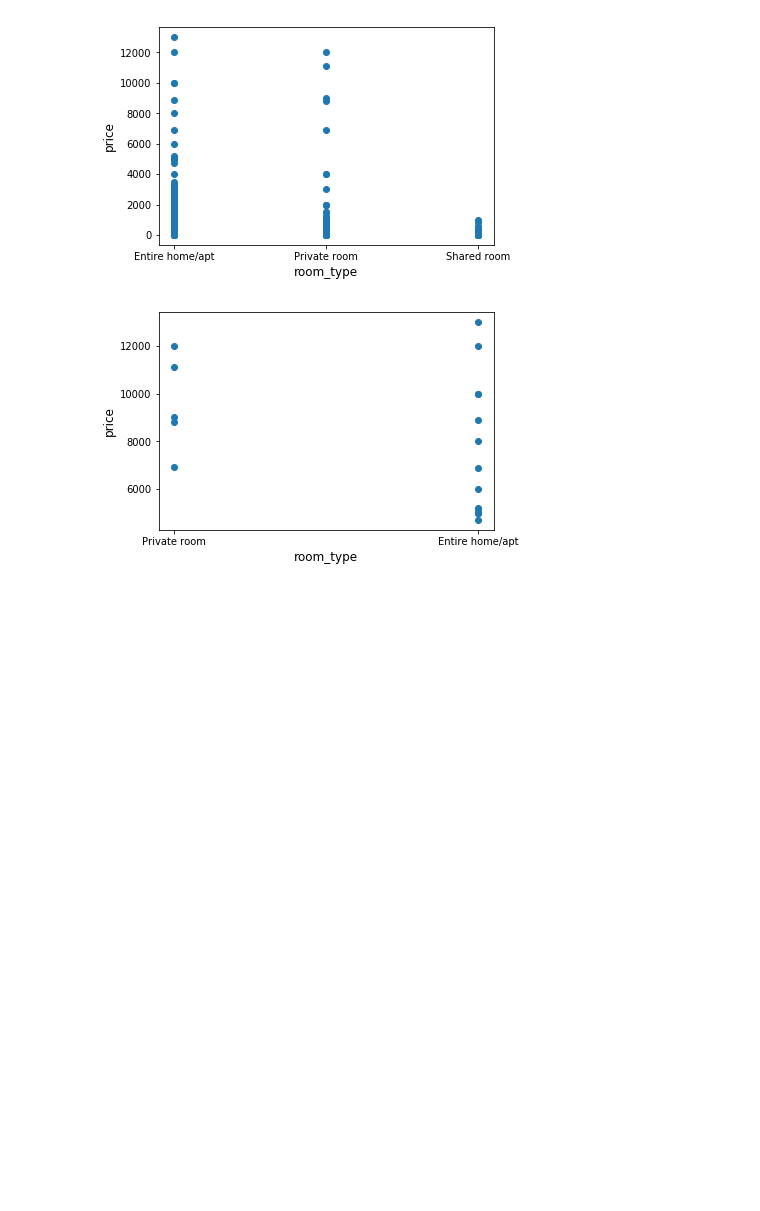
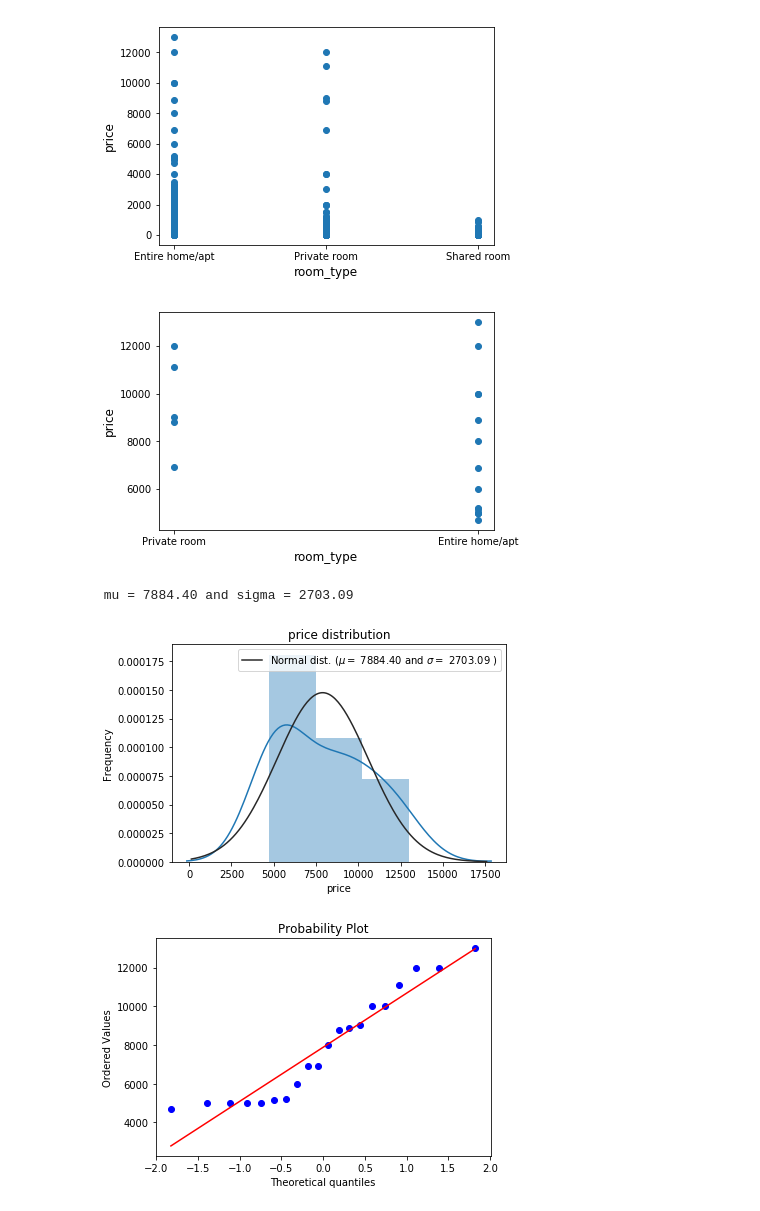
Before and after one commit to Chenjie-UTS/UTS_ML2019-ID12769194, a Jupyter notebook: A2_YanXu_13506199.ipynb, the cells around one changed output. Drawn from its saved outputs; the diff is of its cells as text; code cells hidden in the pictures; blank space fills up the shorter version.

```diff
--- a/A2_YanXu_13506199.ipynb
+++ b/A2_YanXu_13506199.ipynb
@@ -232,3 +232,26 @@ plt.xlabel('room_type', fontsize=12)
 plt.show()
 # %% [output]
 [figure]
+# %%
+from scipy import stats
+from scipy.stats import norm, skew #for some statistics
+sns.distplot(train_data['price'] , fit=norm);
+
+# Get the fitted parameters used by the function
+(mu, sigma) = norm.fit(train_data['price'])
+print( '\n mu = {:.2f} and sigma = {:.2f}\n'.format(mu, sigma))
+
+#Now plot the distribution
+plt.legend(['Normal dist. ($\mu=$ {:.2f} and $\sigma=$ {:.2f} )'.format(mu, sigma)],
+            loc='best')
+plt.ylabel('Frequency')
+plt.title('price distribution')
+
+#Get also the QQ-plot
+fig = plt.figure()
+res = stats.probplot(train_data['price'], plot=plt)
+plt.show()
+# %% [output]
+ mu = 7884.40 and sigma = 2703.09
+[figure, added]
+[figure, added]
```
